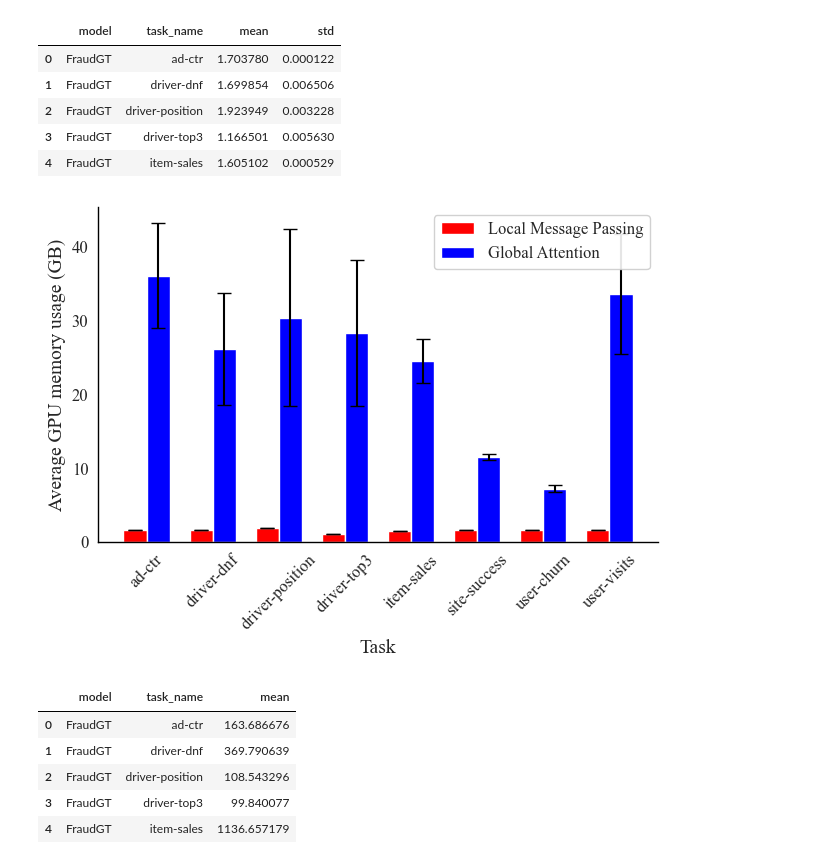
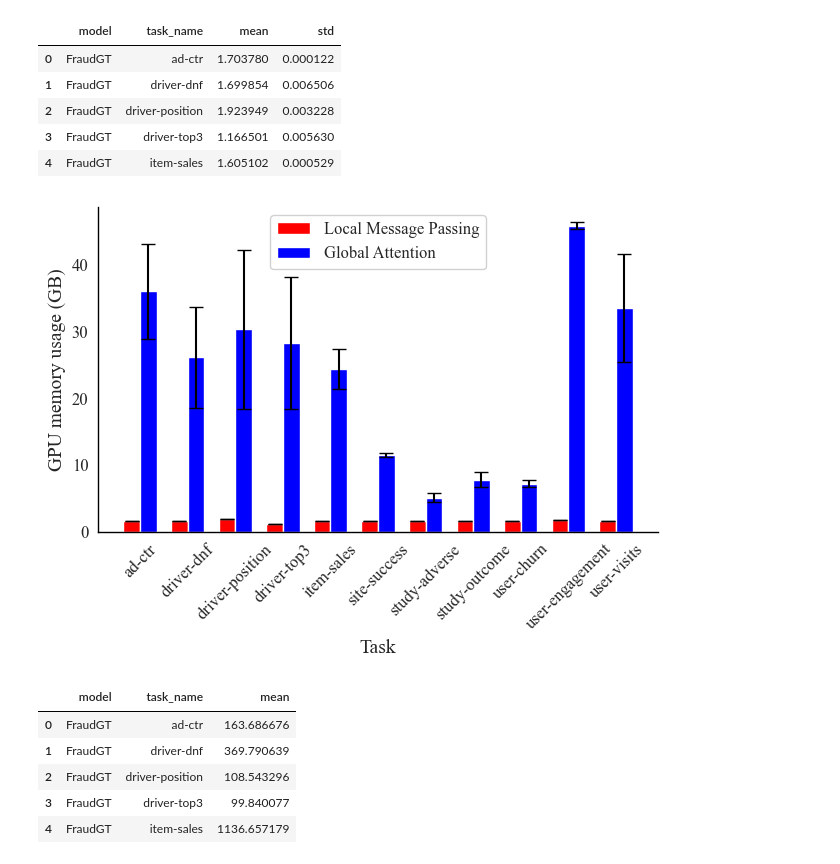
Before and after one commit to ignaciocunado/gt-rdl, a Jupyter notebook: plots/plots.ipynb, the cells around one changed output. Saved outputs shown, nothing was run; the diff lists cells and outputs as text; code cells hidden in the pictures.

Commit message:
feat: Plot runtime and memory usaged for all datasets

```diff
--- a/plots/plots.ipynb
+++ b/plots/plots.ipynb
@@ -37,6 +37,8 @@ plt.rcParams.update({
     "axes.spines.right":  False,
     "axes.spines.left":   True,
     "axes.spines.bottom": True,
+
+    "errorbar.capsize": 5
 })
 
 
@@ -51,9 +53,8 @@ memory = []
 tasks = []
 models = []
 runtime = []
+datasets = []
 for run in runs:
-    if run.config['task_name'] in ['study-outcome', 'user-engagement', 'study-adverse']:
-        continue
     summary_list.append(run.summary._json_dict)
     memory.append(pd.Series(run.history(stream='events')['system.gpu.0.memoryAllocatedBytes']).interpolate(method="linear", limit_direction="both").tolist())
 
@@ -62,11 +63,13 @@ for run in runs:
          if not k.startswith('_')})
     name_list.append(run.name)
     tasks.append(run.config['task_name'])
+    datasets.append(run.config['data_name'])
     models.append(run.config['model'])
     runtime.append(run.summary['_runtime'])
 
 df = pd.DataFrame({
     'model': models,
+    'data_name': datasets,
     'task_name': tasks,
     "memory": memory,
     "runtime": runtime,
@@ -112,32 +113,32 @@ avg_memory.head()
 # %%
 fraud_means = avg_memory[avg_memory['model'] == 'FraudGT']['mean']
 fraud_std = avg_memory[avg_memory['model'] == 'FraudGT']['std']
 graphormer_means = avg_memory[avg_memory['model'] == 'Graphormer']['mean']
 graphormer_std = avg_memory[avg_memory['model'] == 'Graphormer']['std']
 
 
 tasks = np.unique(avg_memory['task_name'].to_numpy().reshape((-1)))
 # Plot
 x = np.arange(len(tasks))
 width = 0.35
 
 fig, ax = plt.subplots()
 ax.bar(x - width/2, fraud_means, width, label='Local Message Passing', color='red', yerr=fraud_std)
 ax.bar(x + width/2, graphormer_means, width, label='Global Attention', color='blue', yerr=graphormer_std)
 
 
 # Labels and aesthetics
 ax.set_xticks(x)
 ax.set_xticklabels(tasks, rotation=45)
 ax.set_xlabel('Task')
-ax.set_ylabel('Average GPU memory usage (GB)')
+ax.set_ylabel('GPU memory usage (GB)')
 ax.legend()
 
 plt.tight_layout()
 plt.savefig('memory.pdf')
 plt.show()
 # %% [output]
-[figure, old version]
+[figure, new version]
 # %%
 avg_runtime = df.groupby(['model', 'task_name'])['runtime'].mean().apply(pd.Series).reset_index().rename(columns={0: 'mean'})
 std_runtime = df.groupby(['model', 'task_name'])['runtime'].std().apply(pd.Series).reset_index().rename(columns={0: 'std'})
```
Also changed, not shown: parts of 3 cells of this notebook, 5 other files.
